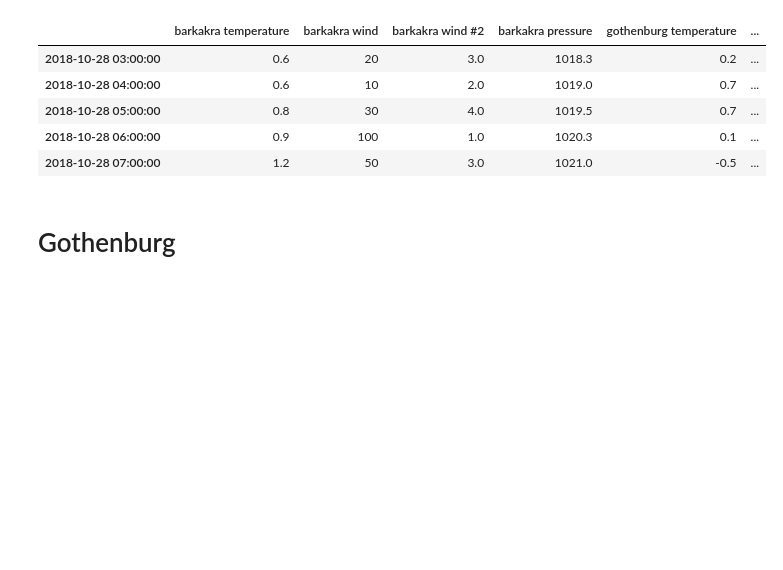
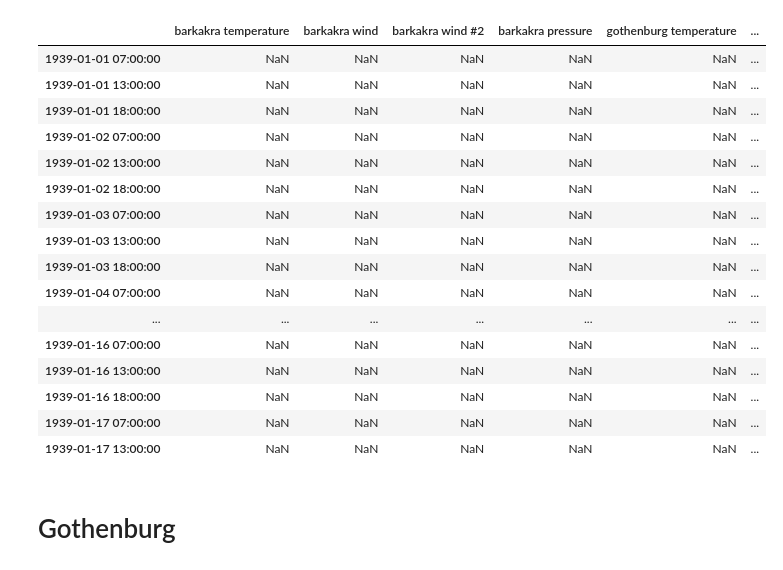
Before and after one commit to andrehoejmark/TIN175, a Jupyter notebook: src/utils/Visualization.ipynb, the cells around one changed output. Saved outputs shown, nothing was run; the diff lists cells and outputs as text; code cells hidden in the pictures; blank space fills up the shorter version.

```diff
--- a/src/utils/Visualization.ipynb
+++ b/src/utils/Visualization.ipynb
@@ -4,16 +5,29 @@ import matplotlib.pyplot as plt
 # %%
 df = pd.read_csv("..\\..\\data\\merged.csv", sep=';')
 df = df.set_index(pd.DatetimeIndex(df['Datum'] + ' ' + df['Tid (UTC)']))
 df = df.drop('Datum', 1)
 df = df.drop('Tid (UTC)', 1)
-df.head()
+df = df.replace('-', np.nan)
+df=df.astype(float)
+df.head(50)
 # %% [output]
 |  | barkakra temperature | barkakra wind | barkakra wind #2 | barkakra pressure | gothenburg temperature | ... |
-| 2018-10-28 03:00:00 | 0.6 | 20 | 3.0 | 1018.3 | 0.2 | ... |
-| 2018-10-28 04:00:00 | 0.6 | 10 | 2.0 | 1019.0 | 0.7 | ... |
-| 2018-10-28 05:00:00 | 0.8 | 30 | 4.0 | 1019.5 | 0.7 | ... |
-| 2018-10-28 06:00:00 | 0.9 | 100 | 1.0 | 1020.3 | 0.1 | ... |
-| 2018-10-28 07:00:00 | 1.2 | 50 | 3.0 | 1021.0 | -0.5 | ... |
+| 1939-01-01 07:00:00 | NaN | NaN | NaN | NaN | NaN | ... |
+| 1939-01-01 13:00:00 | NaN | NaN | NaN | NaN | NaN | ... |
+| 1939-01-01 18:00:00 | NaN | NaN | NaN | NaN | NaN | ... |
+| 1939-01-02 07:00:00 | NaN | NaN | NaN | NaN | NaN | ... |
+| 1939-01-02 13:00:00 | NaN | NaN | NaN | NaN | NaN | ... |
+| 1939-01-02 18:00:00 | NaN | NaN | NaN | NaN | NaN | ... |
+| 1939-01-03 07:00:00 | NaN | NaN | NaN | NaN | NaN | ... |
+| 1939-01-03 13:00:00 | NaN | NaN | NaN | NaN | NaN | ... |
+| 1939-01-03 18:00:00 | NaN | NaN | NaN | NaN | NaN | ... |
+| 1939-01-04 07:00:00 | NaN | NaN | NaN | NaN | NaN | ... |
+| ... | ... | ... | ... | ... | ... | ... |
+| 1939-01-16 07:00:00 | NaN | NaN | NaN | NaN | NaN | ... |
+| 1939-01-16 13:00:00 | NaN | NaN | NaN | NaN | NaN | ... |
+| 1939-01-16 18:00:00 | NaN | NaN | NaN | NaN | NaN | ... |
+| 1939-01-17 07:00:00 | NaN | NaN | NaN | NaN | NaN | ... |
+| 1939-01-17 13:00:00 | NaN | NaN | NaN | NaN | NaN | ... |
 # %% [markdown]
 # Gothenburg
 # %%
```
Also changed, not shown: parts of 6 cells of this notebook.
